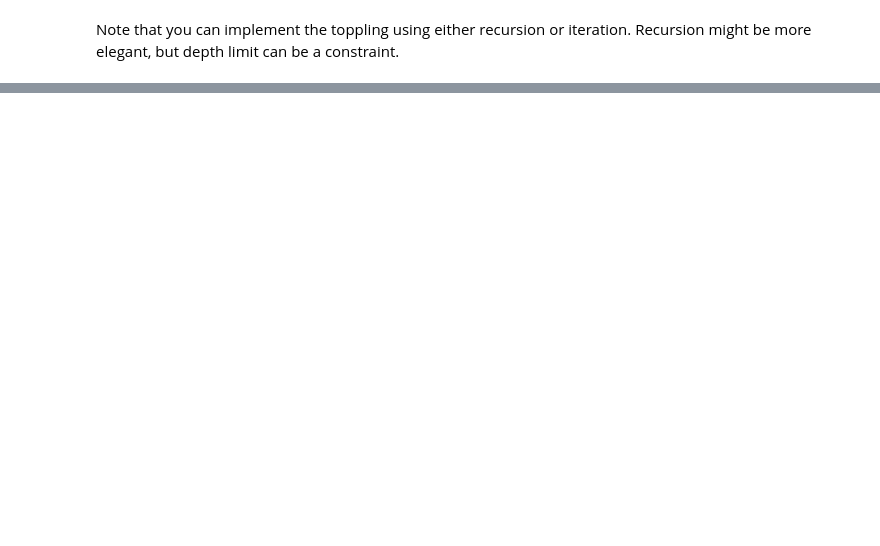
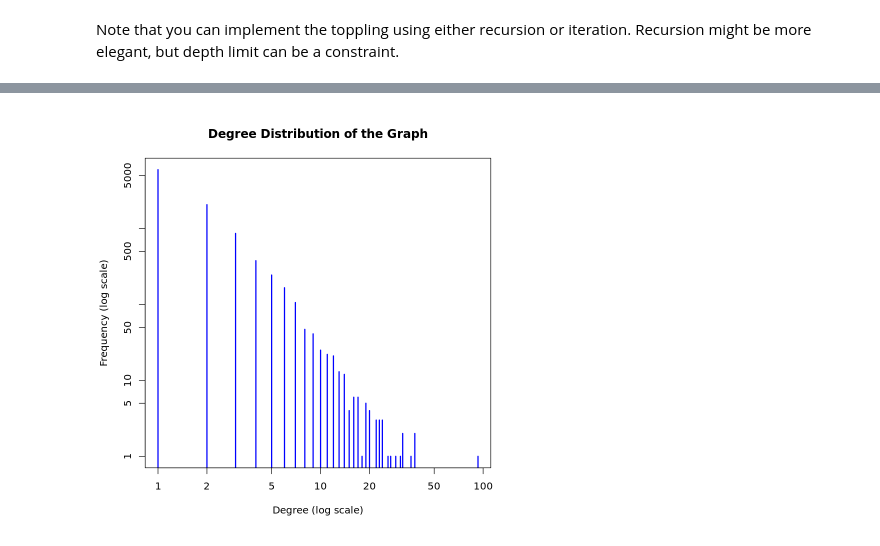
Before and after one commit to paololapo/ComplexNetworks_projects, a Jupyter notebook: code/task_15/sandpile.ipynb, the cells around one changed output, grey strips where cells are left out. Saved outputs shown, nothing was run; the diff lists cells and outputs as text; code cells hidden in the pictures; blank space fills up the shorter version.

```diff
--- a/code/task_15/sandpile.ipynb
+++ b/code/task_15/sandpile.ipynb
@@ -46,0 +51,18 @@ plot(g,
+# %%
+# Calculate degrees
+degree_values <- degree(g)
+# %%
+# Plot degree distribution
+
+
+# Calculate the degree distribution
+degree_distribution <- table(degree_values)
+
+# Plot the degree distribution
+plot(as.numeric(names(degree_distribution)), as.numeric(degree_distribution),
+     log = "xy", type = "h",
+     xlab = "Degree (log scale)", ylab = "Frequency (log scale)",
+     main = "Degree Distribution of the Graph",
+     col = "blue", lwd = 2)
+# %% [output]
+[figure, added]
```
Also changed, not shown: parts of 16 cells of this notebook, 2 other files.
